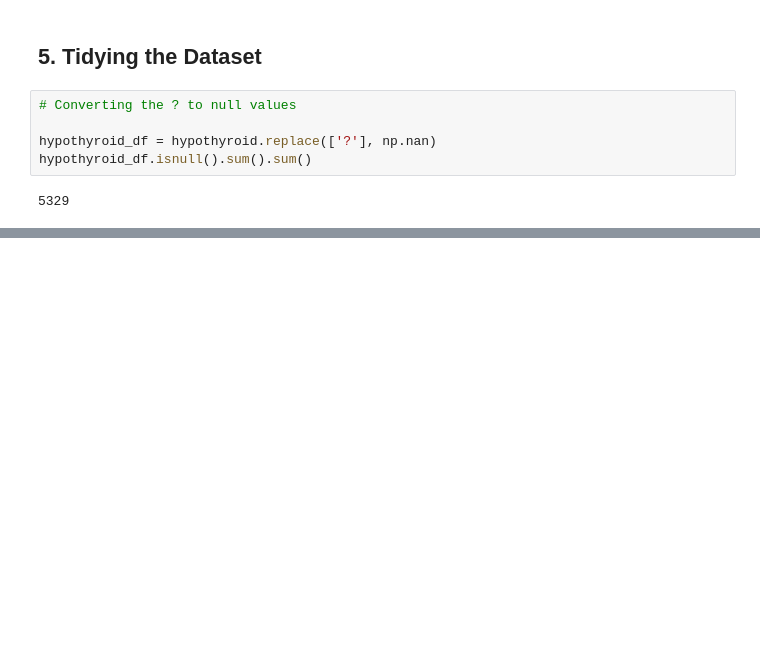
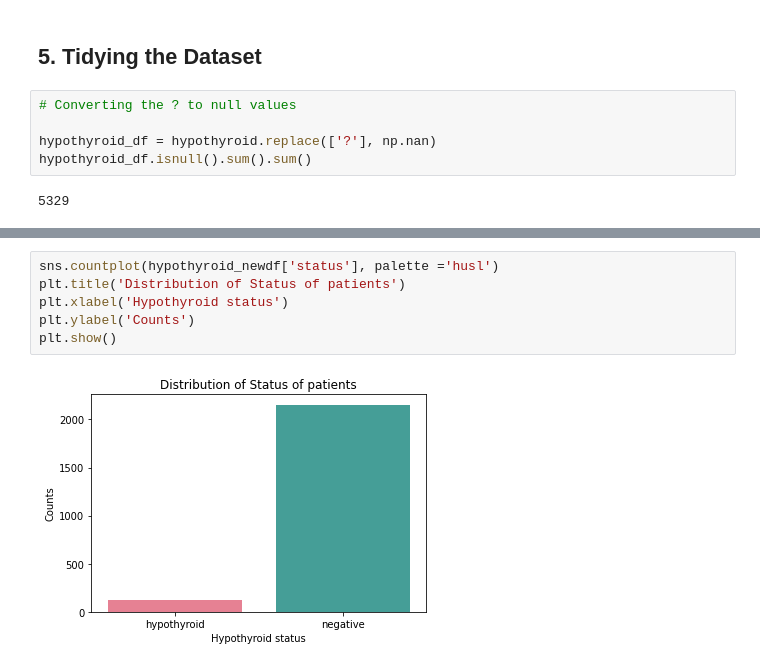
Before and after one commit to BintiKadzo/DSC14_Wk8_Nairobi_Hospital_Hypothyroidism_Test_Analysis, a Jupyter notebook: Moringa_Data_Science_Core_W8_Independent_Project_2022_04_Matilda_Kadzo.ipynb, the cells around one changed output, grey strips where cells are left out. Drawn from its saved outputs; the diff is of its cells as text; blank space fills up the shorter version.

```diff
--- a/Moringa_Data_Science_Core_W8_Independent_Project_2022_04_Matilda_Kadzo.ipynb
+++ b/Moringa_Data_Science_Core_W8_Independent_Project_2022_04_Matilda_Kadzo.ipynb
@@ -209,0 +408,8 @@ dtype: object
+# %%
+sns.countplot(hypothyroid_newdf['status'], palette ='husl')
+plt.title('Distribution of Status of patients')
+plt.xlabel('Hypothyroid status')
+plt.ylabel('Counts')
+plt.show()
+# %% [output]
+[figure, added]
```
Also changed, not shown: parts of 98 cells of this notebook.
